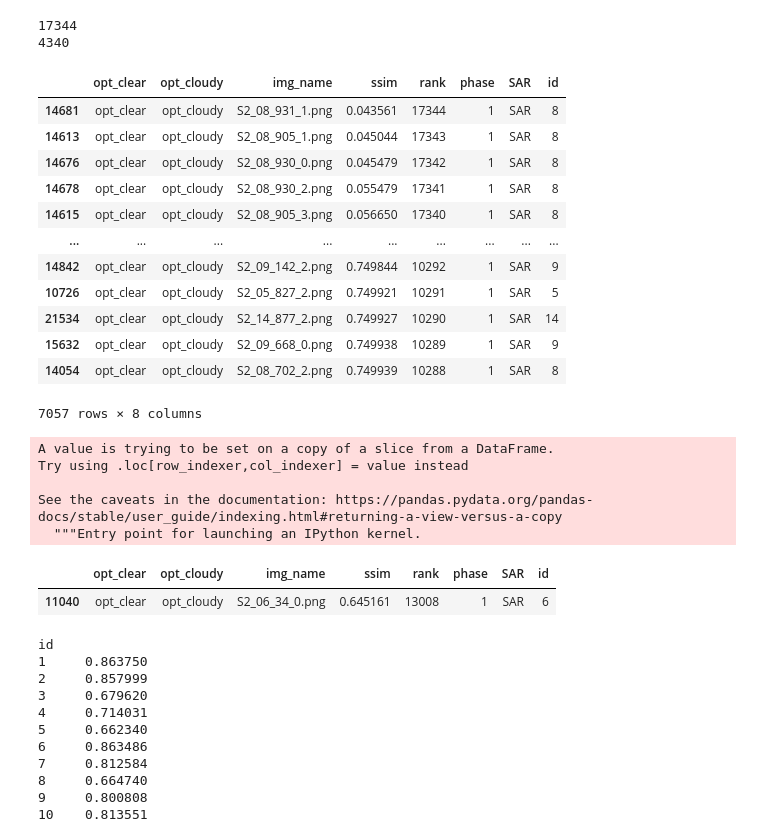
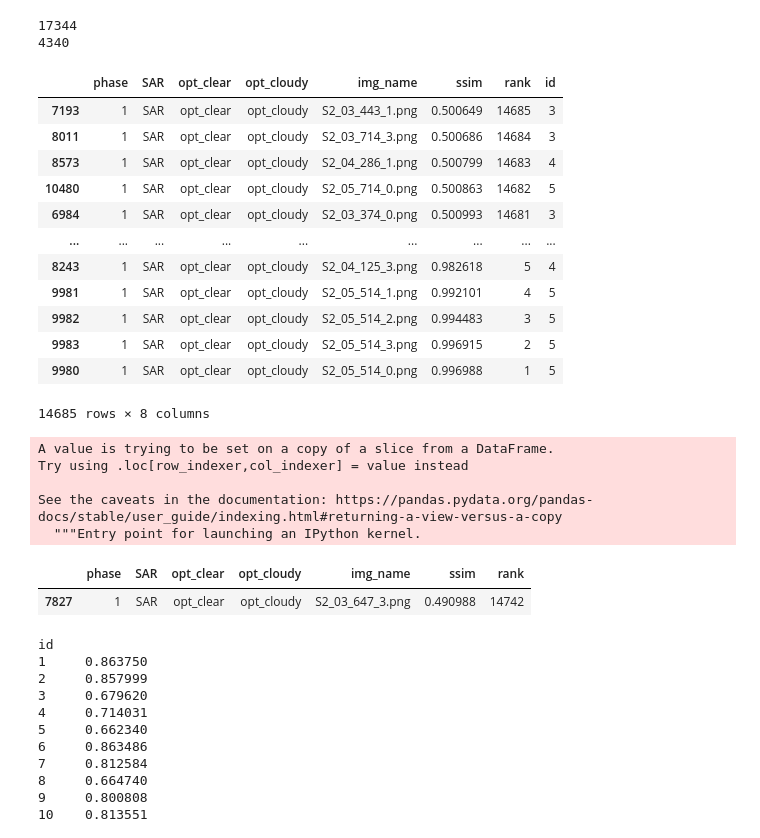
Before and after one commit to javey-q/Cloud_Removal, a Jupyter notebook: script.ipynb, the cells around one changed output. Cells and saved outputs as stored; diff of their text form; code cells hidden in the pictures.

Commit message:
modify test and multi train

```diff
--- a/script.ipynb
+++ b/script.ipynb
@@ -91,32 +91,32 @@ print(len(meta_val))
 # %%
 meta_train['rank'] = meta_train['rank'].astype(int)
 # %%
-meta_train[meta_train['ssim']<0.7].sort_values(by='ssim')
+meta_train[meta_train['ssim']>0.5].sort_values(by='ssim')
 # %% [output]
-|  | opt_clear | opt_cloudy | img_name | ssim | rank | phase | SAR | id |
-| 14681 | opt_clear | opt_cloudy | S2_08_931_1.png | 0.043561 | 17344 | 1 | SAR | 8 |
-| 14613 | opt_clear | opt_cloudy | S2_08_905_1.png | 0.045044 | 17343 | 1 | SAR | 8 |
-| 14676 | opt_clear | opt_cloudy | S2_08_930_0.png | 0.045479 | 17342 | 1 | SAR | 8 |
-| 14678 | opt_clear | opt_cloudy | S2_08_930_2.png | 0.055479 | 17341 | 1 | SAR | 8 |
-| 14615 | opt_clear | opt_cloudy | S2_08_905_3.png | 0.056650 | 17340 | 1 | SAR | 8 |
+|  | phase | SAR | opt_clear | opt_cloudy | img_name | ssim | rank | id |
+| 7193 | 1 | SAR | opt_clear | opt_cloudy | S2_03_443_1.png | 0.500649 | 14685 | 3 |
+| 8011 | 1 | SAR | opt_clear | opt_cloudy | S2_03_714_3.png | 0.500686 | 14684 | 3 |
+| 8573 | 1 | SAR | opt_clear | opt_cloudy | S2_04_286_1.png | 0.500799 | 14683 | 4 |
+| 10480 | 1 | SAR | opt_clear | opt_cloudy | S2_05_714_0.png | 0.500863 | 14682 | 5 |
+| 6984 | 1 | SAR | opt_clear | opt_cloudy | S2_03_374_0.png | 0.500993 | 14681 | 3 |
 | ... | ... | ... | ... | ... | ... | ... | ... | ... |
-| 14842 | opt_clear | opt_cloudy | S2_09_142_2.png | 0.749844 | 10292 | 1 | SAR | 9 |
-| 10726 | opt_clear | opt_cloudy | S2_05_827_2.png | 0.749921 | 10291 | 1 | SAR | 5 |
-| 21534 | opt_clear | opt_cloudy | S2_14_877_2.png | 0.749927 | 10290 | 1 | SAR | 14 |
-| 15632 | opt_clear | opt_cloudy | S2_09_668_0.png | 0.749938 | 10289 | 1 | SAR | 9 |
-| 14054 | opt_clear | opt_cloudy | S2_08_702_2.png | 0.749939 | 10288 | 1 | SAR | 8 |
+| 8243 | 1 | SAR | opt_clear | opt_cloudy | S2_04_125_3.png | 0.982618 | 5 | 4 |
+| 9981 | 1 | SAR | opt_clear | opt_cloudy | S2_05_514_1.png | 0.992101 | 4 | 5 |
+| 9982 | 1 | SAR | opt_clear | opt_cloudy | S2_05_514_2.png | 0.994483 | 3 | 5 |
+| 9983 | 1 | SAR | opt_clear | opt_cloudy | S2_05_514_3.png | 0.996915 | 2 | 5 |
+| 9980 | 1 | SAR | opt_clear | opt_cloudy | S2_05_514_0.png | 0.996988 | 1 | 5 |
-7057 rows × 8 columns
+14685 rows × 8 columns
 # %%
 meta_train['rank'] = meta_train['rank'].astype(int)
-meta_train.loc[meta_train['rank']==int(17344*0.75),:]
+meta_train.loc[meta_train['rank']==int(17344*0.85),:]
 # %% [output]
 A value is trying to be set on a copy of a slice from a DataFrame.
 Try using .loc[row_indexer,col_indexer] = value instead
 
 See the caveats in the documentation: https://pandas.pydata.org/pandas-docs/stable/user_guide/indexing.html#returning-a-view-versus-a-copy
   """Entry point for launching an IPython kernel.
-|  | opt_clear | opt_cloudy | img_name | ssim | rank | phase | SAR | id |
-| 11040 | opt_clear | opt_cloudy | S2_06_34_0.png | 0.645161 | 13008 | 1 | SAR | 6 |
+|  | phase | SAR | opt_clear | opt_cloudy | img_name | ssim | rank |
+| 7827 | 1 | SAR | opt_clear | opt_cloudy | S2_03_647_3.png | 0.490988 | 14742 |
 # %%
 meta_train.groupby("id").ssim.mean()
 # %% [output]
```
Also changed, not shown: parts of 2 cells of this notebook, 10 other files.
